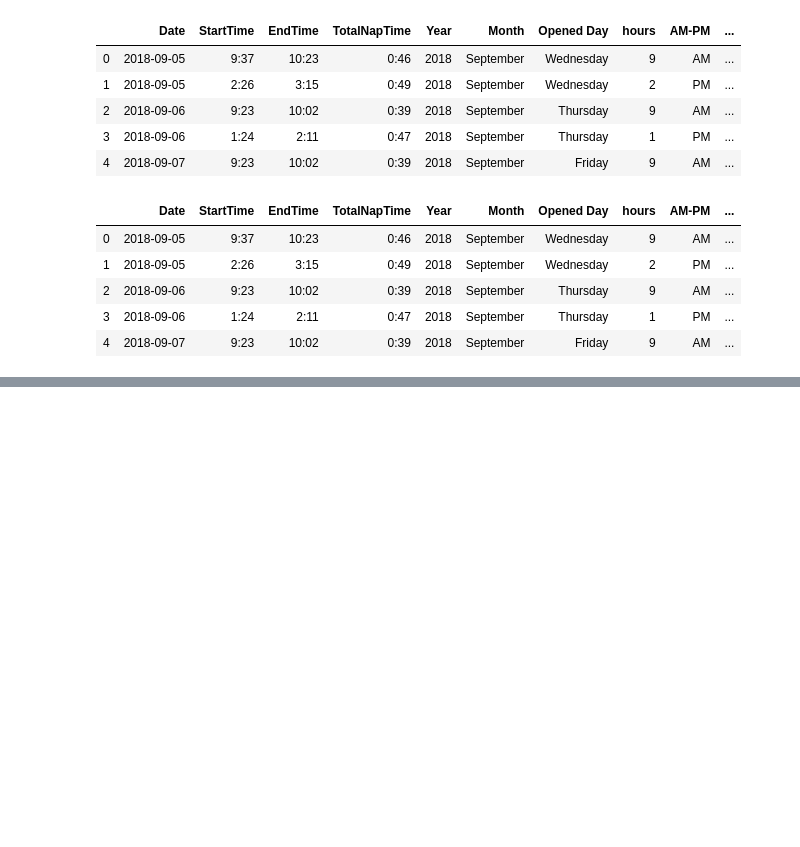
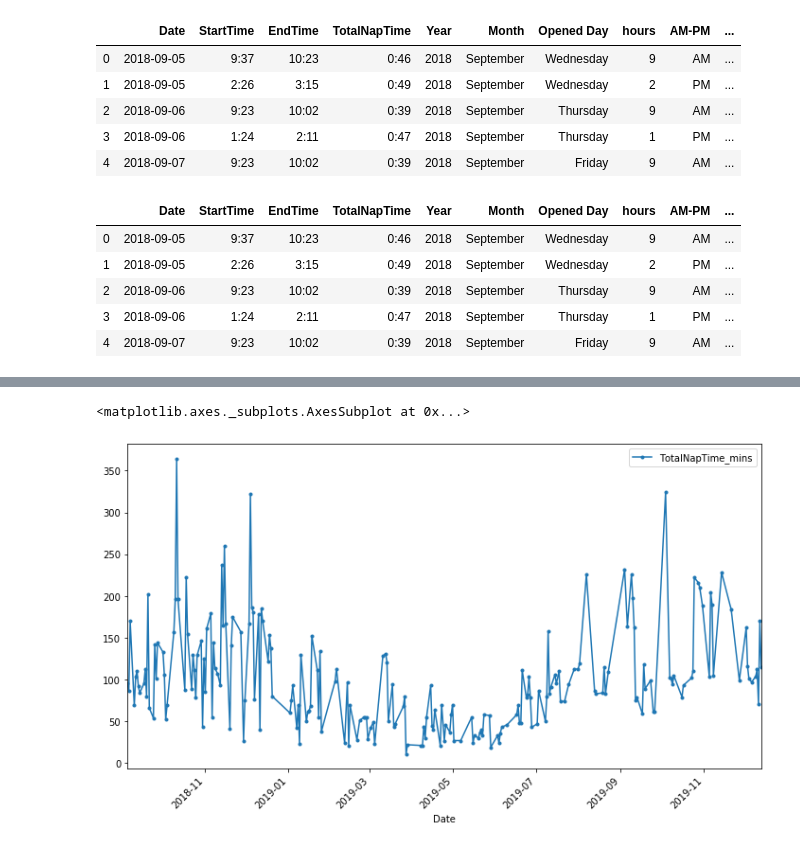
Before and after one commit to munindranath/Tadpole, a Jupyter notebook: Tadpole-Nap.ipynb, the cells around one changed output, grey strips where cells are left out. Drawn from its saved outputs; the diff is of its cells as text; code cells hidden in the pictures; blank space fills up the shorter version.

```diff
--- a/Tadpole-Nap.ipynb
+++ b/Tadpole-Nap.ipynb
@@ -98,6 +130,7 @@ change_class = datetime.strptime(ts, '%m/%d/%Y')
 df['Class'] = df['Date'].apply (
     lambda x : 'Toddler' if x > change_class else 'Infant')
 
+df['TotalNapTime_mins'] =df['TotalNapTime'].str.split(':').apply(lambda x: int(x[0]) * 60 + int(x[1]))
 
 df.head()
 # %% [output]
@@ -160,0 +143,4 @@ last updated: Fri Dec 27 2019 07:34:25 EST
+# %%
+#nap = df.groupby('Date').count()
+nap = df.groupby('Date').sum()
+nap
@@ -160,0 +166,7 @@ last updated: Fri Dec 27 2019 07:34:25 EST
+# %%
+nap = nap.reset_index(0)
+#nap = nap[['Date', 'TotalNapTime_mins', 'Class']]
+nap.plot.line(x='Date', y='TotalNapTime_mins', rot=45, style='.-', figsize=(12,7))
+# %% [output]
+<matplotlib.axes._subplots.AxesSubplot at 0x...>
+[figure, added]
```
Also changed, not shown: parts of 11 cells of this notebook.
